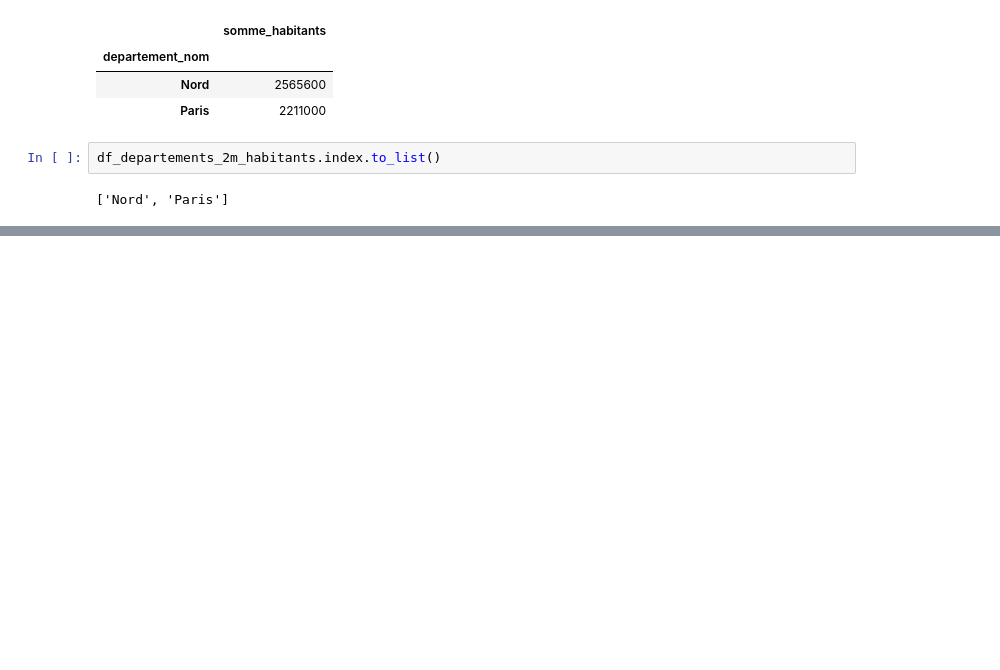
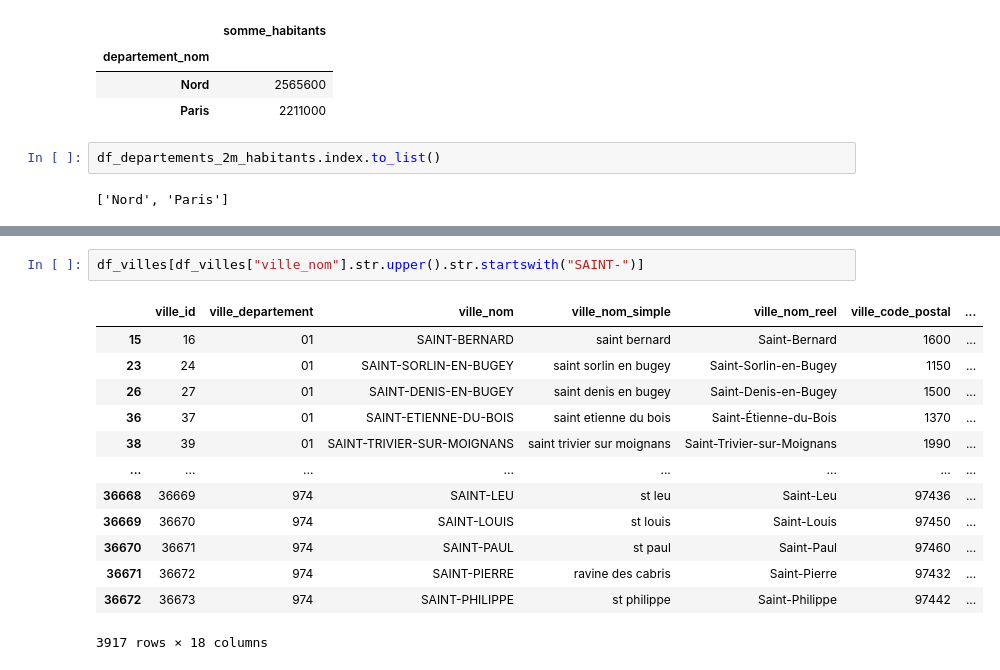
Before and after one commit to ZorroLeVrai/Python.Bureautique, a Jupyter notebook: Notebooks/Exercices/exo_16_villes_departements.ipynb, the cells around one changed output, grey strips where cells are left out. Saved outputs shown, nothing was run; the diff lists cells and outputs as text; blank space fills up the shorter version.

```diff
--- a/Notebooks/Exercices/exo_16_villes_departements.ipynb
+++ b/Notebooks/Exercices/exo_16_villes_departements.ipynb
@@ -266,0 +298,16 @@ df_departements_2m_habitants.index.to_list()
+# %%
+df_villes[df_villes["ville_nom"].str.upper().str.startswith("SAINT-")]
+# %% [output]
+|  | ville_id | ville_departement | ville_nom | ville_nom_simple | ville_nom_reel | ville_code_postal | ... |
+| 15 | 16 | 01 | SAINT-BERNARD | saint bernard | Saint-Bernard | 1600 | ... |
+| 23 | 24 | 01 | SAINT-SORLIN-EN-BUGEY | saint sorlin en bugey | Saint-Sorlin-en-Bugey | 1150 | ... |
+| 26 | 27 | 01 | SAINT-DENIS-EN-BUGEY | saint denis en bugey | Saint-Denis-en-Bugey | 1500 | ... |
+| 36 | 37 | 01 | SAINT-ETIENNE-DU-BOIS | saint etienne du bois | Saint-Étienne-du-Bois | 1370 | ... |
+| 38 | 39 | 01 | SAINT-TRIVIER-SUR-MOIGNANS | saint trivier sur moignans | Saint-Trivier-sur-Moignans | 1990 | ... |
+| ... | ... | ... | ... | ... | ... | ... | ... |
+| 36668 | 36669 | 974 | SAINT-LEU | st leu | Saint-Leu | 97436 | ... |
+| 36669 | 36670 | 974 | SAINT-LOUIS | st louis | Saint-Louis | 97450 | ... |
+| 36670 | 36671 | 974 | SAINT-PAUL | st paul | Saint-Paul | 97460 | ... |
+| 36671 | 36672 | 974 | SAINT-PIERRE | ravine des cabris | Saint-Pierre | 97432 | ... |
+| 36672 | 36673 | 974 | SAINT-PHILIPPE | st philippe | Saint-Philippe | 97442 | ... |
+3917 rows × 18 columns
```
Also changed, not shown: parts of 17 cells of this notebook.
